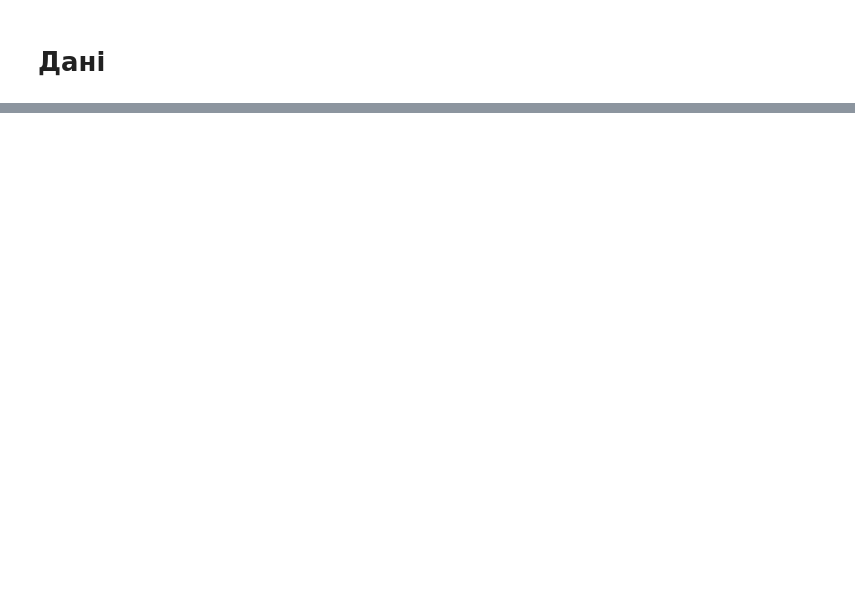
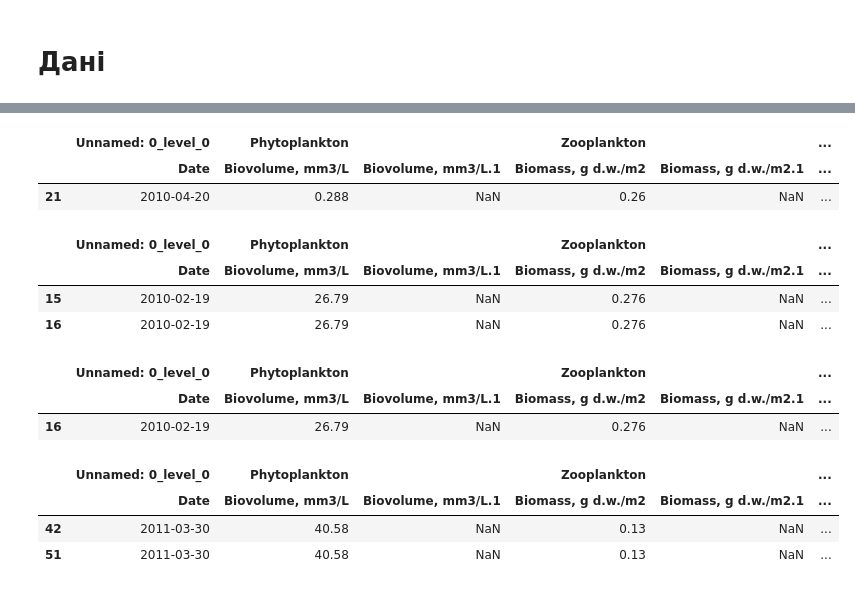
Before and after one commit to mezgoodle/ad_labs, a Jupyter notebook: docs/lab6/lab6.ipynb, the cells around one changed output, grey strips where cells are left out. Saved outputs shown, nothing was run; the diff lists cells and outputs as text; code cells hidden in the pictures; blank space fills up the shorter version.

```diff
--- a/docs/lab6/lab6.ipynb
+++ b/docs/lab6/lab6.ipynb
@@ -84,0 +114,30 @@ df.describe()
+# %%
+index_value = df[df[("Unnamed: 0_level_0", "Date")] == '2010-04-20'].index
+df.drop(index_value[0], inplace=True)
+df[df[("Unnamed: 0_level_0", "Date")] == '2010-04-20']
+# %% [output]
+|  | Unnamed: 0_level_0 | Phytoplankton |  | Zooplankton |  | ... |
+|  | Date | Biovolume, mm3/L | Biovolume, mm3/L.1 | Biomass, g d.w./m2 | Biomass, g d.w./m2.1 | ... |
+| 21 | 2010-04-20 | 0.288 | NaN | 0.26 | NaN | ... |
+# %%
+df[df[("Unnamed: 0_level_0", "Date")] == '2010-02-19']
+# %% [output]
+|  | Unnamed: 0_level_0 | Phytoplankton |  | Zooplankton |  | ... |
+|  | Date | Biovolume, mm3/L | Biovolume, mm3/L.1 | Biomass, g d.w./m2 | Biomass, g d.w./m2.1 | ... |
+| 15 | 2010-02-19 | 26.79 | NaN | 0.276 | NaN | ... |
+| 16 | 2010-02-19 | 26.79 | NaN | 0.276 | NaN | ... |
+# %%
+index_value = df[df[("Unnamed: 0_level_0", "Date")] == '2010-02-19'].index
+df.drop(index_value[0], inplace=True)
+df[df[("Unnamed: 0_level_0", "Date")] == '2010-02-19']
+# %% [output]
+|  | Unnamed: 0_level_0 | Phytoplankton |  | Zooplankton |  | ... |
+|  | Date | Biovolume, mm3/L | Biovolume, mm3/L.1 | Biomass, g d.w./m2 | Biomass, g d.w./m2.1 | ... |
+| 16 | 2010-02-19 | 26.79 | NaN | 0.276 | NaN | ... |
+# %%
+df[df[("Unnamed: 0_level_0", "Date")] == '2011-03-30']
+# %% [output]
+|  | Unnamed: 0_level_0 | Phytoplankton |  | Zooplankton |  | ... |
+|  | Date | Biovolume, mm3/L | Biovolume, mm3/L.1 | Biomass, g d.w./m2 | Biomass, g d.w./m2.1 | ... |
+| 42 | 2011-03-30 | 40.58 | NaN | 0.13 | NaN | ... |
+| 51 | 2011-03-30 | 40.58 | NaN | 0.13 | NaN | ... |
```
Also changed, not shown: parts of 20 cells of this notebook.
